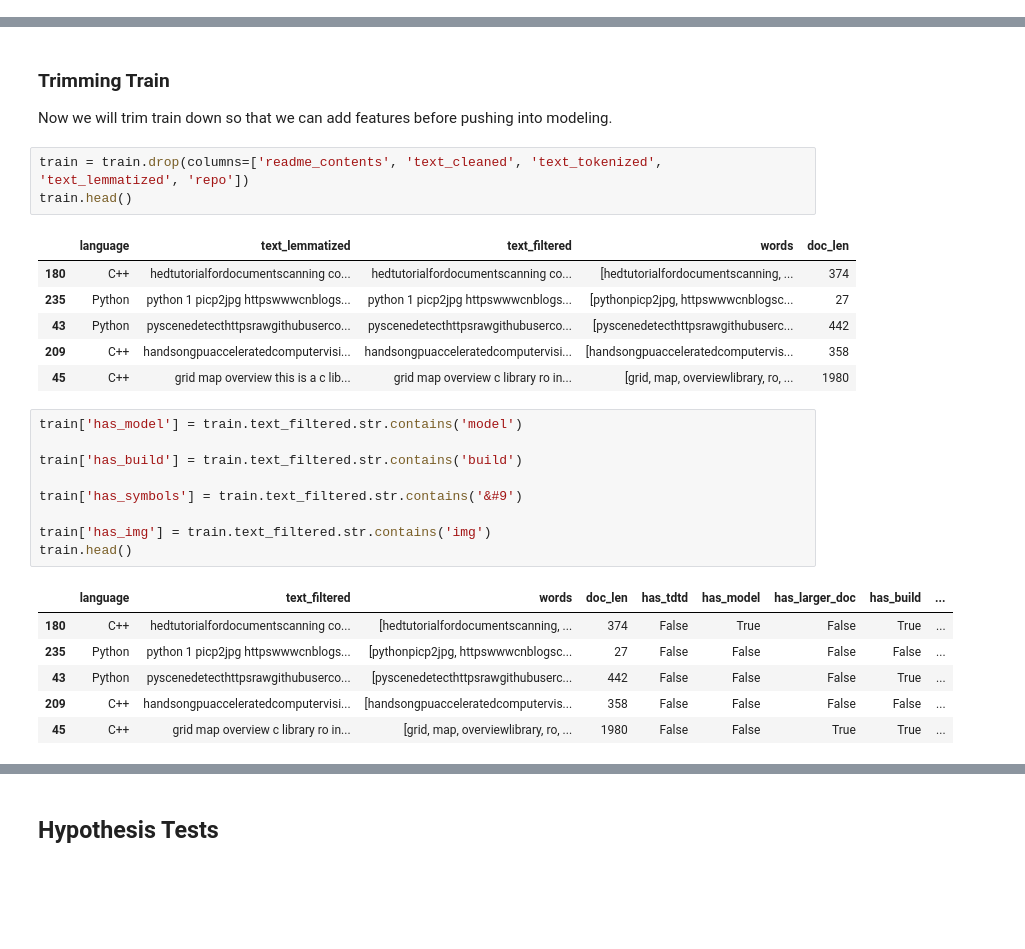
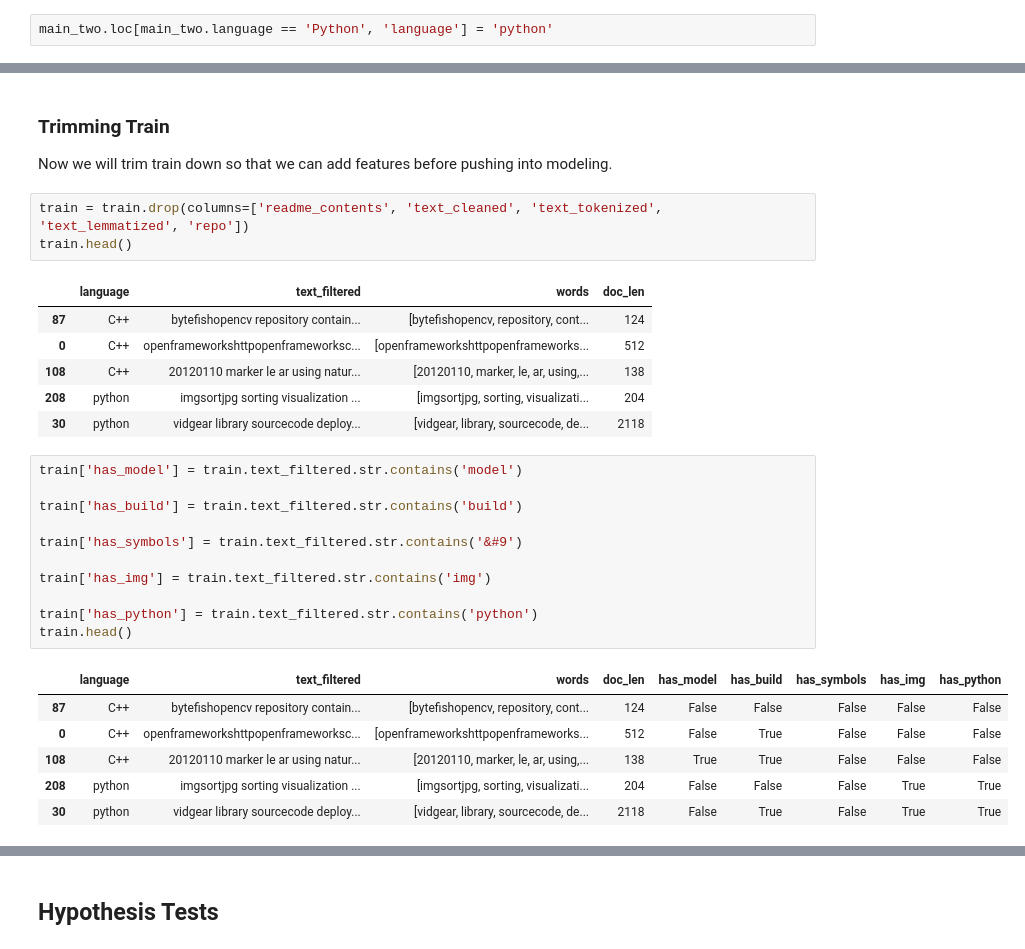
Before and after one commit to Bojado-Mays/OpenCV-NLP-Project, a Jupyter notebook: Mays/Mays.ipynb, the cells around one changed output, grey strips where cells are left out. Cells and saved outputs as stored; diff of their text form; blank space fills up the shorter version.

```diff
--- a/Mays/Mays.ipynb
+++ b/Mays/Mays.ipynb
@@ -190,3 +194,5 @@ main_two.language.value_counts()
 Python    101
 C++        79
 Name: language, dtype: int64
+# %%
+main_two.loc[main_two.language == 'Python', 'language'] = 'python'
@@ -499,28 +511,30 @@ Now we will trim train down so that we can add features before pushing into mode
 train = train.drop(columns=['readme_contents', 'text_cleaned', 'text_tokenized', 'text_lemmatized', 'repo'])
 train.head()
 # %% [output]
-|  | language | text_lemmatized | text_filtered | words | doc_len |
-| 180 | C++ | hedtutorialfordocumentscanning co... | hedtutorialfordocumentscanning co... | [hedtutorialfordocumentscanning, ... | 374 |
-| 235 | Python | python 1 picp2jpg httpswwwcnblogs... | python 1 picp2jpg httpswwwcnblogs... | [pythonpicp2jpg, httpswwwcnblogsc... | 27 |
-| 43 | Python | pyscenedetecthttpsrawgithubuserco... | pyscenedetecthttpsrawgithubuserco... | [pyscenedetecthttpsrawgithubuserc... | 442 |
-| 209 | C++ | handsongpuacceleratedcomputervisi... | handsongpuacceleratedcomputervisi... | [handsongpuacceleratedcomputervis... | 358 |
-| 45 | C++ | grid map overview this is a c lib... | grid map overview c library ro in... | [grid, map, overviewlibrary, ro, ... | 1980 |
+|  | language | text_filtered | words | doc_len |
+| 87 | C++ | bytefishopencv repository contain... | [bytefishopencv, repository, cont... | 124 |
+| 0 | C++ | openframeworkshttpopenframeworksc... | [openframeworkshttpopenframeworks... | 512 |
+| 108 | C++ | 20120110 marker le ar using natur... | [20120110, marker, le, ar, using,... | 138 |
+| 208 | python | imgsortjpg sorting visualization ... | [imgsortjpg, sorting, visualizati... | 204 |
+| 30 | python | vidgear library sourcecode deploy... | [vidgear, library, sourcecode, de... | 2118 |
 # %%
 train['has_model'] = train.text_filtered.str.contains('model')
 
 train['has_build'] = train.text_filtered.str.contains('build')
 
 train['has_symbols'] = train.text_filtered.str.contains('&#9')
 
 train['has_img'] = train.text_filtered.str.contains('img')
+
+train['has_python'] = train.text_filtered.str.contains('python')
 train.head()
 # %% [output]
-|  | language | text_filtered | words | doc_len | has_tdtd | has_model | has_larger_doc | has_build | ... |
-| 180 | C++ | hedtutorialfordocumentscanning co... | [hedtutorialfordocumentscanning, ... | 374 | False | True | False | True | ... |
-| 235 | Python | python 1 picp2jpg httpswwwcnblogs... | [pythonpicp2jpg, httpswwwcnblogsc... | 27 | False | False | False | False | ... |
-| 43 | Python | pyscenedetecthttpsrawgithubuserco... | [pyscenedetecthttpsrawgithubuserc... | 442 | False | False | False | True | ... |
-| 209 | C++ | handsongpuacceleratedcomputervisi... | [handsongpuacceleratedcomputervis... | 358 | False | False | False | False | ... |
-| 45 | C++ | grid map overview c library ro in... | [grid, map, overviewlibrary, ro, ... | 1980 | False | False | True | True | ... |
+|  | language | text_filtered | words | doc_len | has_model | has_build | has_symbols | has_img | has_python |
+| 87 | C++ | bytefishopencv repository contain... | [bytefishopencv, repository, cont... | 124 | False | False | False | False | False |
+| 0 | C++ | openframeworkshttpopenframeworksc... | [openframeworkshttpopenframeworks... | 512 | False | True | False | False | False |
+| 108 | C++ | 20120110 marker le ar using natur... | [20120110, marker, le, ar, using,... | 138 | True | True | False | False | False |
+| 208 | python | imgsortjpg sorting visualization ... | [imgsortjpg, sorting, visualizati... | 204 | False | False | False | True | True |
+| 30 | python | vidgear library sourcecode deploy... | [vidgear, library, sourcecode, de... | 2118 | False | True | False | True | True |
 # %%
 larger_docs = train[train['doc_len'] >= 800]
 
```
Also changed, not shown: parts of 74 cells of this notebook.
